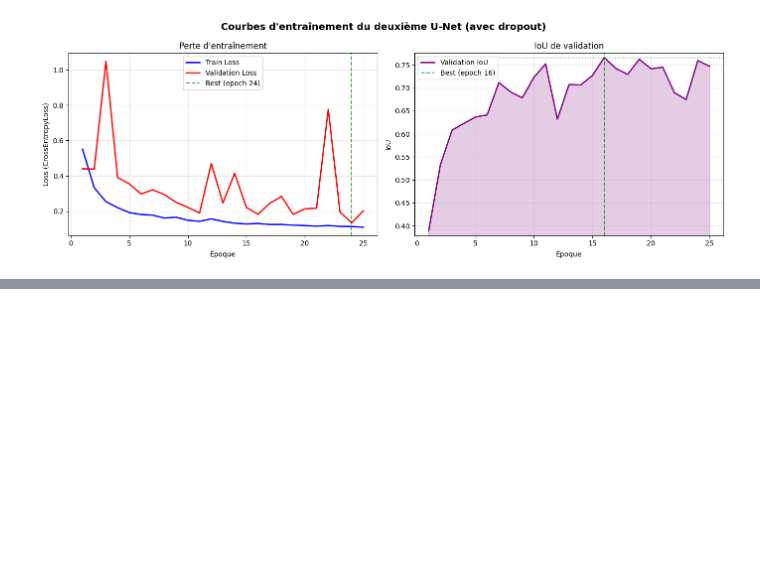
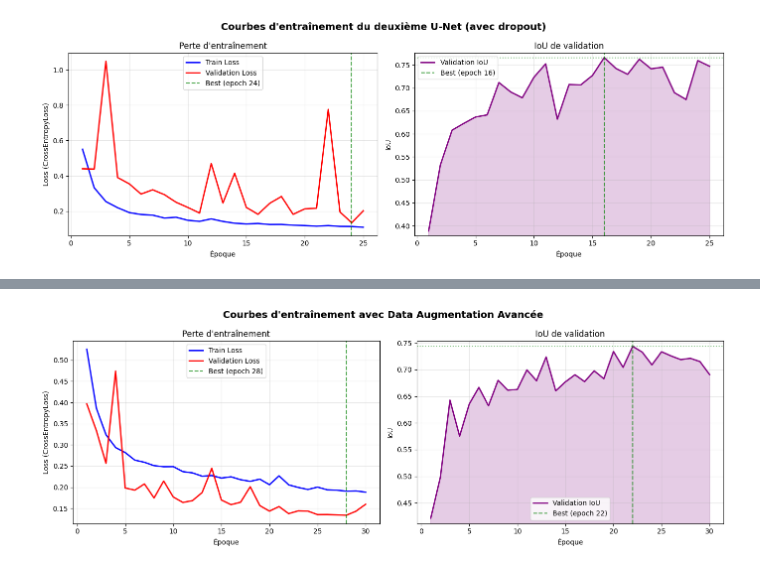
Before and after one commit to victorcamps70/deep-datachallenge, a Jupyter notebook: presentation.ipynb, the cells around one changed output, grey strips where cells are left out. Saved outputs shown, nothing was run; the diff lists cells and outputs as text; code cells hidden in the pictures; blank space fills up the shorter version.

Commit message:
Data augmentation for u-net

```diff
--- a/presentation.ipynb
+++ b/presentation.ipynb
@@ -1190,0 +1274,33 @@ plt.show()
+# %%
+import matplotlib.pyplot as plt
+# Visualiser les courbes d'entraînement
+fig, axes = plt.subplots(1, 2, figsize=(14, 5))
+fig.suptitle('Courbes d\'entraînement avec Data Augmentation Avancée', fontsize=14, fontweight='bold')
+
+# Perte
+epochs_range = range(1, len(train_losses) + 1)
+axes[0].plot(epochs_range, train_losses, label='Train Loss', linewidth=2, color='blue')
+axes[0].plot(epochs_range, val_losses, label='Validation Loss', linewidth=2, color='red')
+axes[0].axvline(x=np.argmin(val_losses) + 1, color='green', linestyle='--', alpha=0.7, label=f'Best (epoch {np.argmin(val_losses) + 1})')
+axes[0].set_xlabel('Époque')
+axes[0].set_ylabel('Loss (CrossEntropyLoss)')
+axes[0].set_title('Perte d\'entraînement')
+axes[0].legend()
+axes[0].grid(alpha=0.3)
+
+# IoU
+axes[1].plot(epochs_range, val_ious, label='Validation IoU', linewidth=2, color='purple')
+axes[1].axvline(x=np.argmax(val_ious) + 1, color='green', linestyle='--', alpha=0.7, label=f'Best (epoch {np.argmax(val_ious) + 1})')
+axes[1].axhline(y=max(val_ious), color='green', linestyle=':', alpha=0.5)
+axes[1].fill_between(epochs_range, val_ious, alpha=0.2, color='purple')
+axes[1].set_xlabel('Époque')
+axes[1].set_ylabel('IoU')
+axes[1].set_title('IoU de validation')
+axes[1].set_ylim([min(val_ious) - 0.01, max(val_ious) + 0.01])
+axes[1].legend()
+axes[1].grid(alpha=0.3)
+
+plt.tight_layout()
+plt.show()
+# %% [output]
+[figure, added]
```
Also changed, not shown: parts of 8 cells of this notebook, 3 other files.
